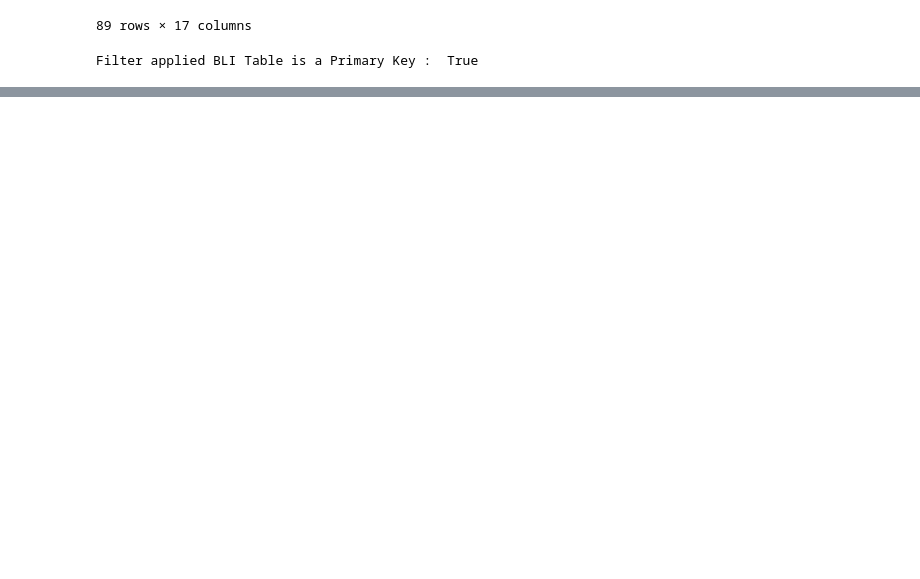
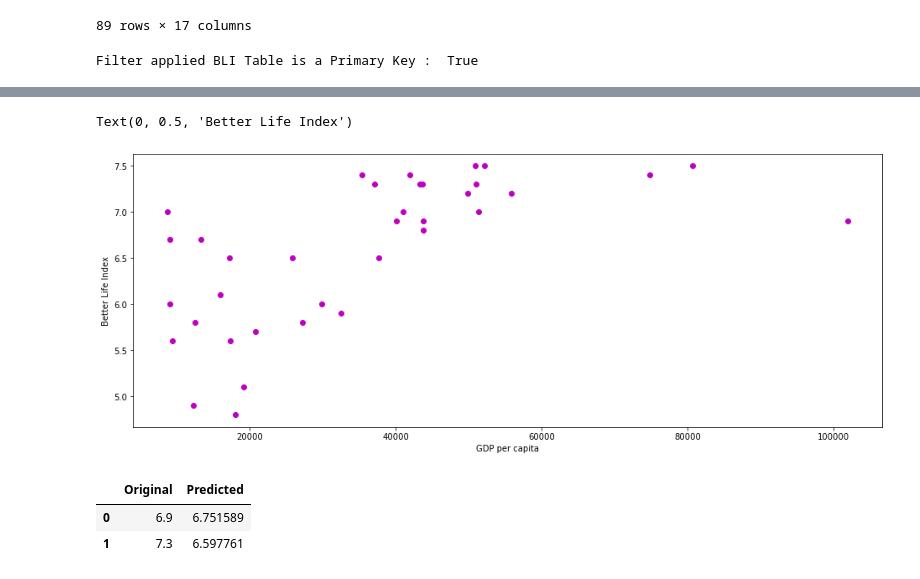
Before and after one commit to nexus-aeon/hands_on_machine_learning, a Jupyter notebook: model_vs_instance_learning.ipynb, the cells around one changed output, grey strips where cells are left out. Cells and saved outputs as stored; diff of their text form; code cells hidden in the pictures; blank space fills up the shorter version.

```diff
--- a/model_vs_instance_learning.ipynb
+++ b/model_vs_instance_learning.ipynb
@@ -106,0 +118,7 @@ bli_gdp_df.head(2)
+# %%
+#Visualize the dataframe.
+ax = bli_gdp_df.plot(x="GDP per capita", y="Better Life Index", style = "mo", figsize=(16,6), legend=False)
+ax.set_ylabel("Better Life Index")
+# %% [output]
+Text(0, 0.5, 'Better Life Index')
+[figure, added]
@@ -106,0 +130,11 @@ bli_gdp_df.head(2)
+# %%
+#Train a linear Model on X_train and test on X_test.
+lr_model = LinearRegression()
+lr_model.fit(X_train, y_train)
+y_pred = lr_model.predict(X_test)
+results = pd.DataFrame({"Original":y_test, "Predicted":y_pred})
+results
+# %% [output]
+|  | Original | Predicted |
+| 0 | 6.9 | 6.751589 |
+| 1 | 7.3 | 6.597761 |
```
Also changed, not shown: parts of 10 cells of this notebook.
